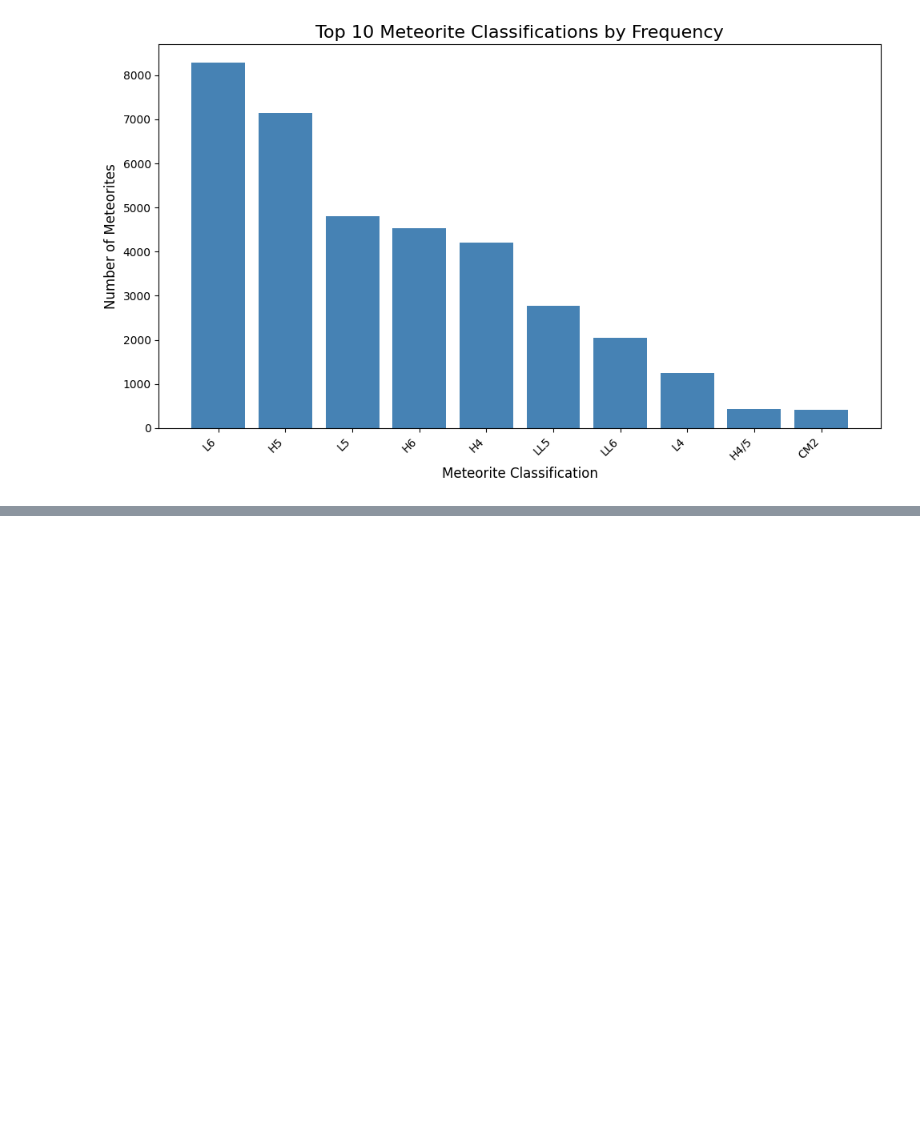
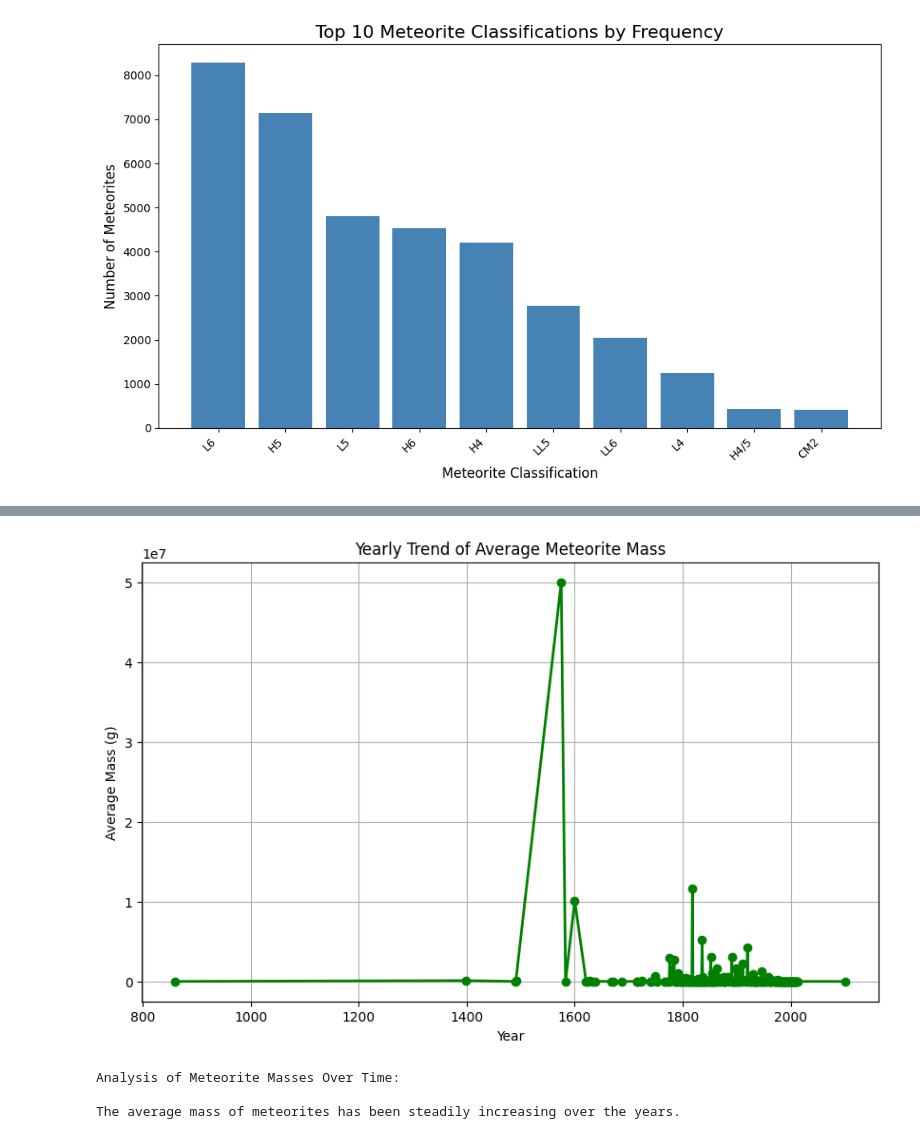
Before and after one commit to shifathhossain/Gold-Analysis, a Jupyter notebook: main.ipynb, the cells around one changed output, grey strips where cells are left out. Saved outputs shown, nothing was run; the diff lists cells and outputs as text; code cells hidden in the pictures; blank space fills up the shorter version.

```diff
--- a/main.ipynb
+++ b/main.ipynb
@@ -85,0 +122,21 @@ plt.show()
+# %%
+# yearly trend of meteorite scatter plot
+
+yearly_mass_trend = meteorite_data.groupby('year')['mass (g)'].mean().dropna()
+
+plt.figure(figsize=(10, 6))
+plt.plot(yearly_mass_trend, marker='o', color='green', linestyle='-', linewidth=2)
+plt.title('Yearly Trend of Average Meteorite Mass')
+plt.xlabel('Year')
+plt.ylabel('Average Mass (g)')
+plt.grid(True)
+plt.show()
+
+# analysis
+print("Analysis of Meteorite Masses Over Time:\n")
+print("The average mass of meteorites has been steadily increasing over the years.")
+# %% [output]
+[figure, added]
+Analysis of Meteorite Masses Over Time:
+
+The average mass of meteorites has been steadily increasing over the years.
```
Also changed, not shown: parts of 3 cells of this notebook.
